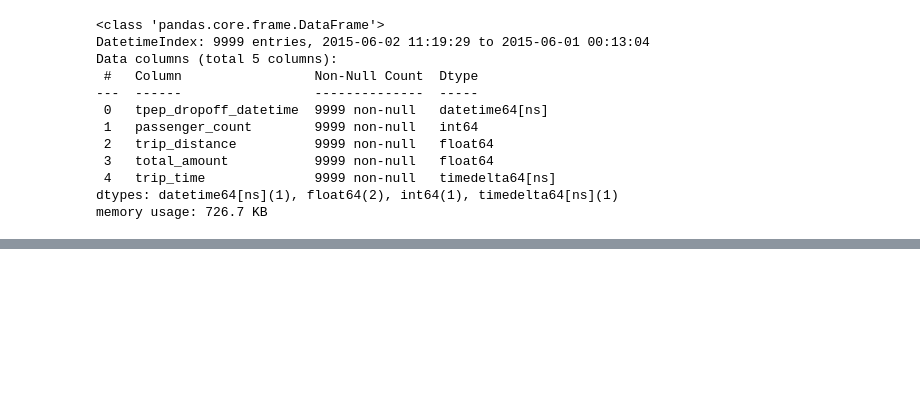
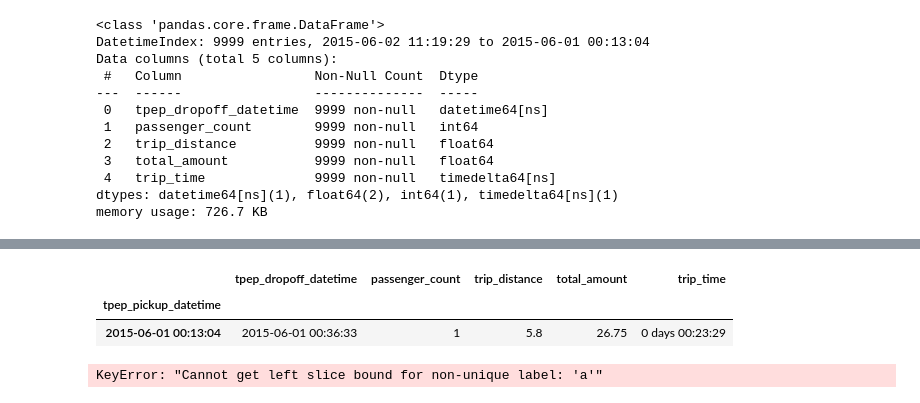
Before and after one commit to Su5rm/geekle-2021-april-9, a Jupyter notebook: Geekle - 2021-april-9.ipynb, the cells around one changed output, grey strips where cells are left out. Drawn from its saved outputs; the diff is of its cells as text; code cells hidden in the pictures; blank space fills up the shorter version.

```diff
--- a/Geekle - 2021-april-9.ipynb
+++ b/Geekle - 2021-april-9.ipynb
@@ -541,0 +552,13 @@ memory usage: 726.7 KB
+# %%
+df.tail(1)
+# %% [output]
+|  | tpep_dropoff_datetime | passenger_count | trip_distance | total_amount | trip_time |
+| tpep_pickup_datetime |  |  |  |  |  |
+| 2015-06-01 00:13:04 | 2015-06-01 00:36:33 | 1 | 5.8 | 26.75 | 0 days 00:23:29 |
+# %%
+s = Series([10, 20, 30, 40, 50, 60],
+          index=list('abcabc'))
+
+s.loc['a':'c']
+# %% [output]
+KeyError: "Cannot get left slice bound for non-unique label: 'a'"
```
Also changed, not shown: parts of 1 cell of this notebook.
